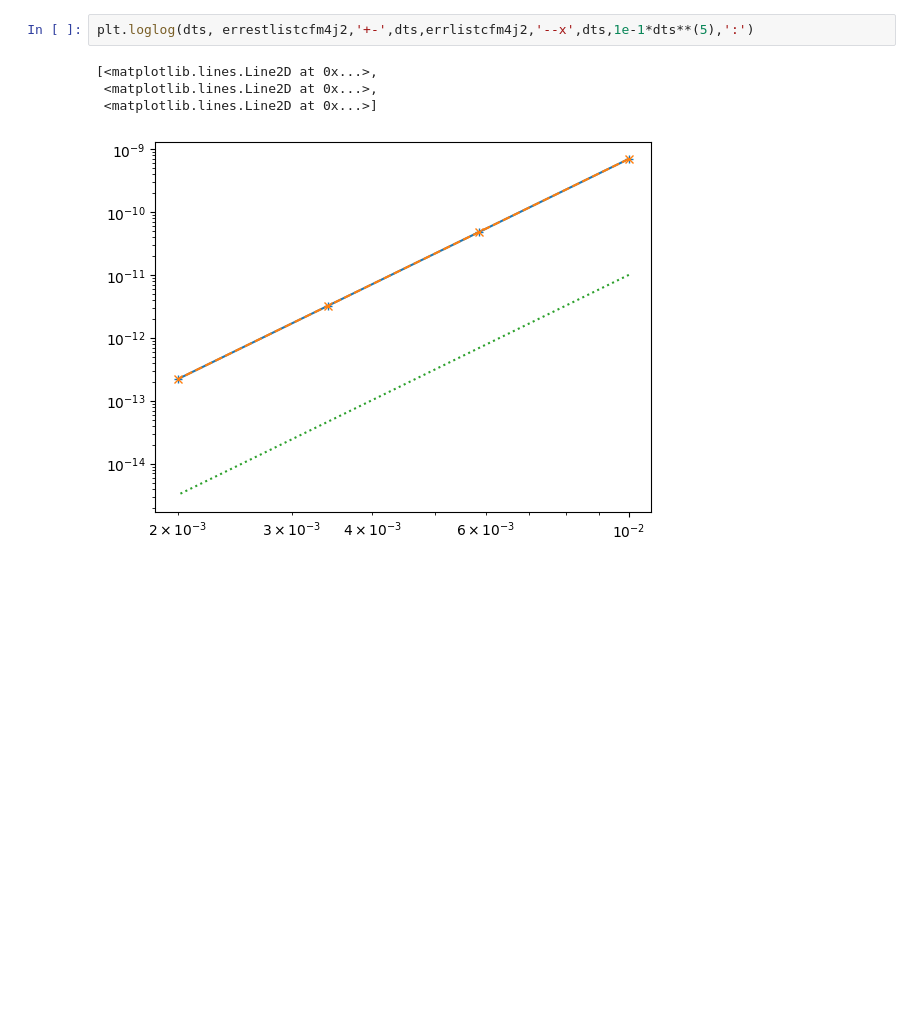
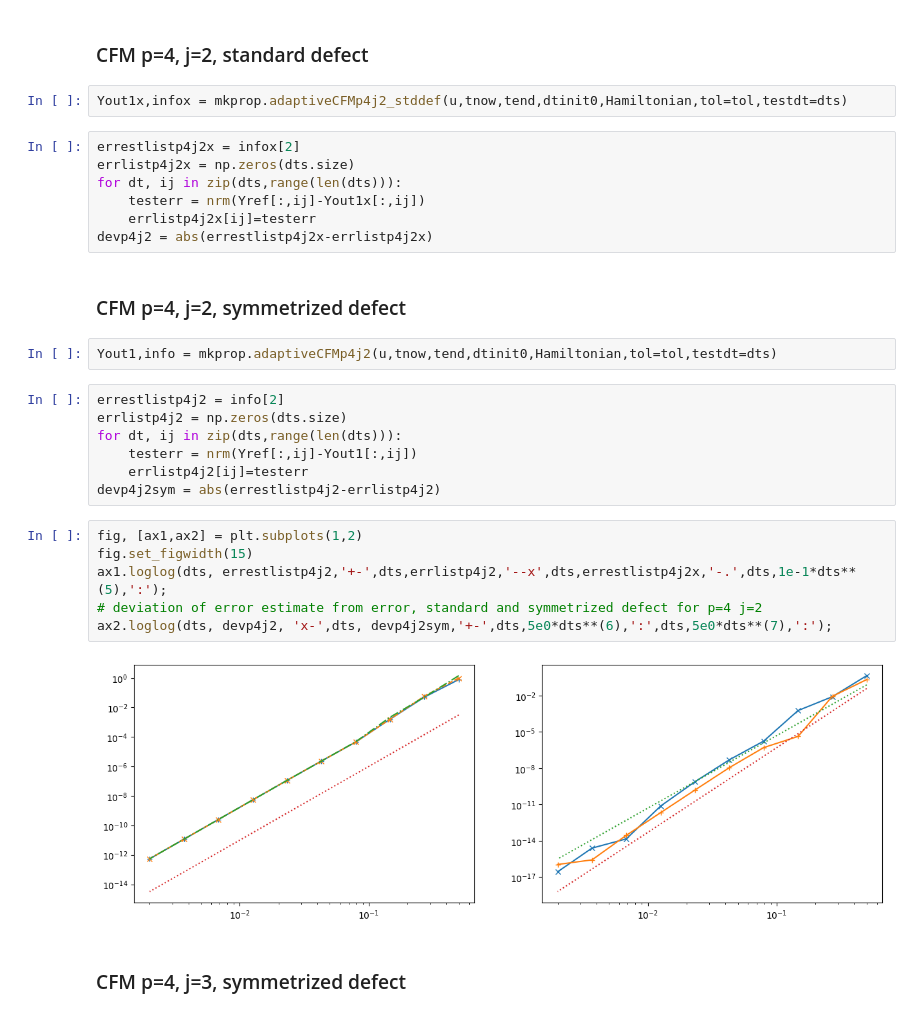
Before and after one commit to newbisi/mkprop, a Jupyter notebook: examples/testerrasymorder.ipynb, the cells around one changed output. Cells and saved outputs as stored; diff of their text form; blank space fills up the shorter version.

```diff
--- a/examples/testerrasymorder.ipynb
+++ b/examples/testerrasymorder.ipynb
@@ -113,8 +76,33 @@ for dt, ij in zip(dts,range(len(dts))):
+# %% [markdown]
+### CFM p=4, j=2, standard defect
+# %%
+Yout1x,infox = mkprop.adaptiveCFMp4j2_stddef(u,tnow,tend,dtinit0,Hamiltonian,tol=tol,testdt=dts)
+# %%
+errestlistp4j2x = infox[2]
+errlistp4j2x = np.zeros(dts.size)
+for dt, ij in zip(dts,range(len(dts))):
+    testerr = nrm(Yref[:,ij]-Yout1x[:,ij])
+    errlistp4j2x[ij]=testerr
+devp4j2 = abs(errestlistp4j2x-errlistp4j2x)
+# %% [markdown]
+### CFM p=4, j=2, symmetrized defect
+# %%
+Yout1,info = mkprop.adaptiveCFMp4j2(u,tnow,tend,dtinit0,Hamiltonian,tol=tol,testdt=dts)
+# %%
+errestlistp4j2 = info[2]
+errlistp4j2 = np.zeros(dts.size)
+for dt, ij in zip(dts,range(len(dts))):
+    testerr = nrm(Yref[:,ij]-Yout1[:,ij])
+    errlistp4j2[ij]=testerr
+devp4j2sym = abs(errestlistp4j2-errlistp4j2)
 # %%
-plt.loglog(dts, errestlistcfm4j2,'+-',dts,errlistcfm4j2,'--x',dts,1e-1*dts**(5),':')
+fig, [ax1,ax2] = plt.subplots(1,2)
+fig.set_figwidth(15)
+ax1.loglog(dts, errestlistp4j2,'+-',dts,errlistp4j2,'--x',dts,errestlistp4j2x,'-.',dts,1e-1*dts**(5),':');
+# deviation of error estimate from error, standard and symmetrized defect for p=4 j=2
+ax2.loglog(dts, devp4j2, 'x-',dts, devp4j2sym,'+-',dts,5e0*dts**(6),':',dts,5e0*dts**(7),':');
 # %% [output]
-[<matplotlib.lines.Line2D at 0x...>,
- <matplotlib.lines.Line2D at 0x...>,
- <matplotlib.lines.Line2D at 0x...>]
-[figure, old version]
+[figure, new version]
+# %% [markdown]
+### CFM p=4, j=3, symmetrized defect
 # %%
```
Also changed, not shown: parts of 21 cells of this notebook, 13 other files.
